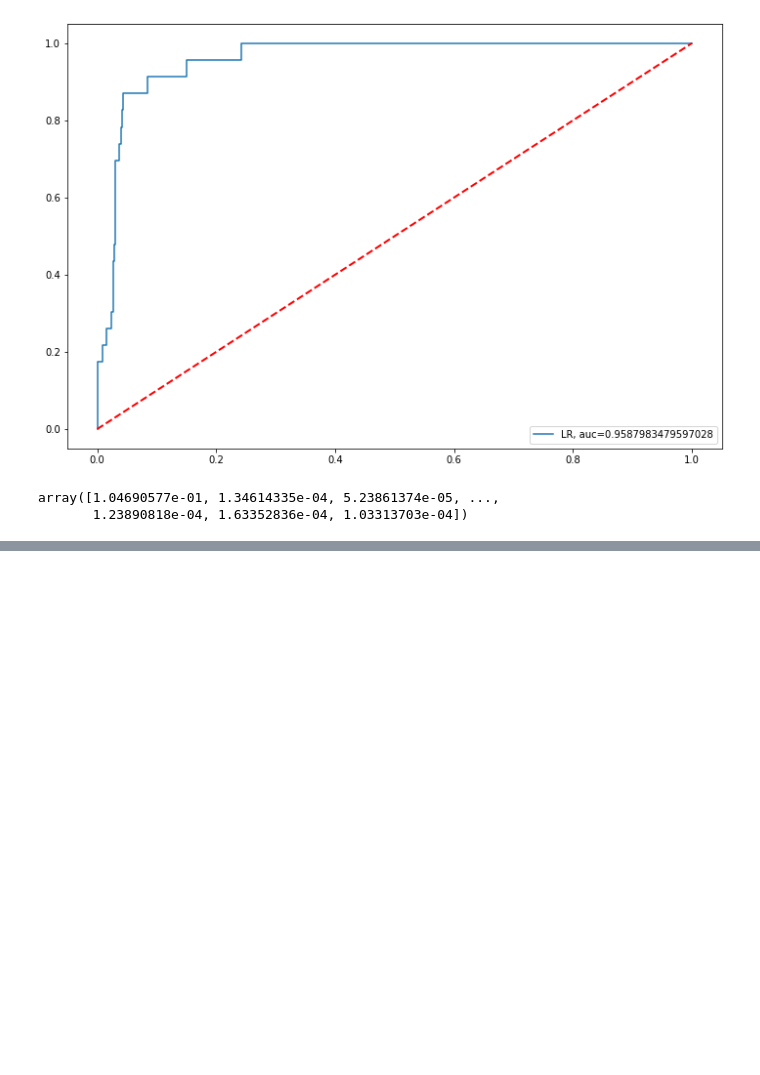
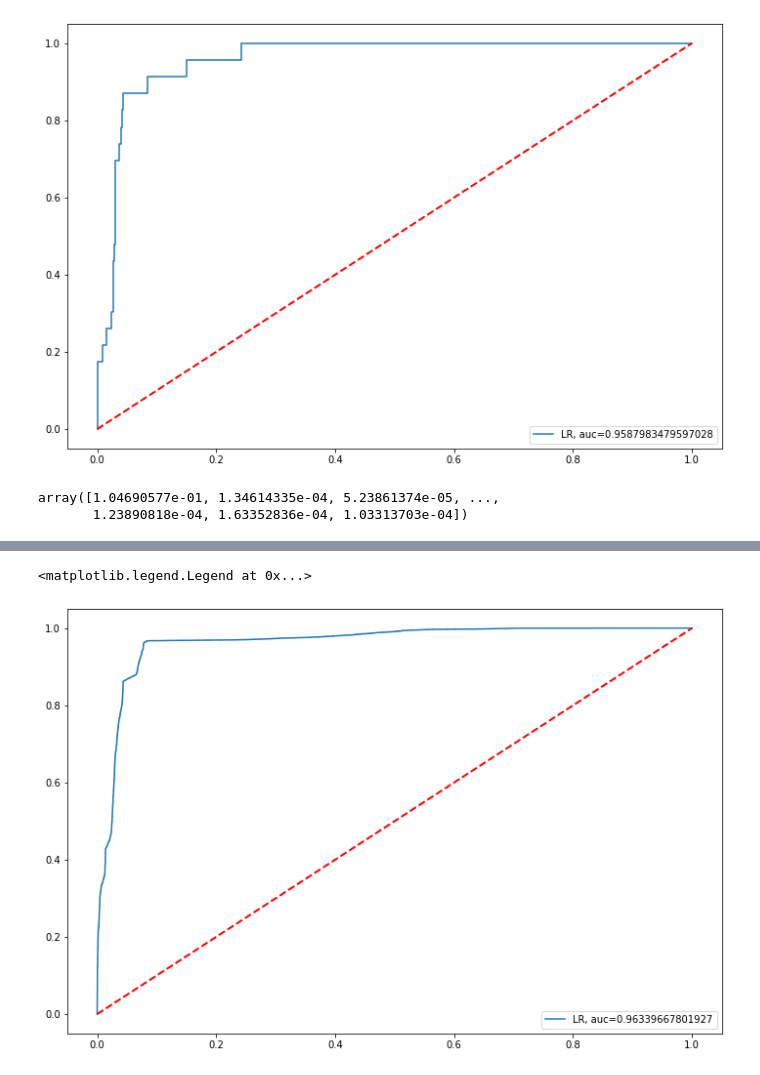
Before and after one commit to FranciscoFoz/machine-learning-training, a Jupyter notebook: Aprendizado Supervisionado/Classificação/curso_deteccao_de_fraude/11_curso_deteccao_de_fraude.ipynb, the cells around one changed output, grey strips where cells are left out. Saved outputs shown, nothing was run; the diff lists cells and outputs as text; code cells hidden in the pictures; blank space fills up the shorter version.

```diff
--- a/Aprendizado Supervisionado/Classificação/curso_deteccao_de_fraude/11_curso_deteccao_de_fraude.ipynb
+++ b/Aprendizado Supervisionado/Classificação/curso_deteccao_de_fraude/11_curso_deteccao_de_fraude.ipynb
@@ -203,0 +277,14 @@ array([1.04690577e-01, 1.34614335e-04, 5.23861374e-05, ...,
+# %%
+from sklearn.metrics import roc_curve, roc_auc_score
+
+y_pred_proba = lr.predict_proba(x_test)[::,1]
+fpr,tpr,thresholds = roc_curve(y_test,y_pred_proba)
+auc = roc_auc_score(y_test,y_pred_proba)
+
+plt.rcParams['figure.figsize'] = (12.,8.)
+plt.plot(fpr,tpr,label='LR, auc='+str(auc))
+plt.plot([0,1],[0,1],color='red',lw=2,linestyle='--')
+plt.legend(loc=4)
+# %% [output]
+<matplotlib.legend.Legend at 0x...>
+[figure, added]
```
Also changed, not shown: parts of 30 cells of this notebook.
